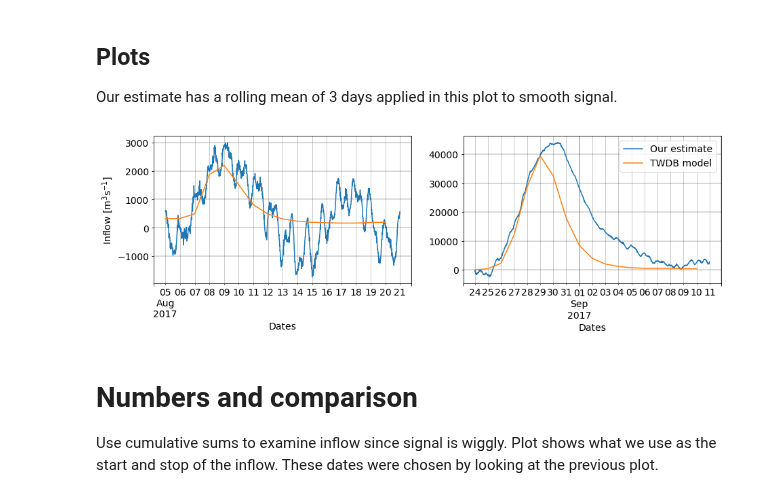
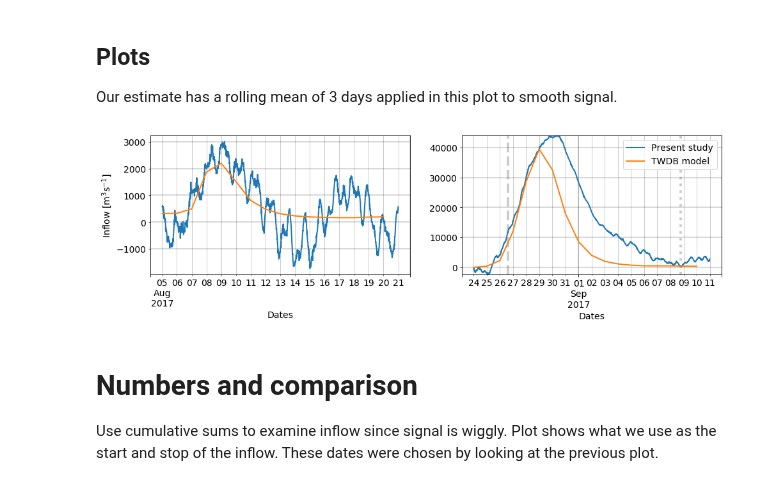
Before and after one commit to kthyng/flood_estimate, a Jupyter notebook: Harvey inflow.ipynb, the cells around one changed output. Cells and saved outputs as stored; diff of their text form; code cells hidden in the pictures.

```diff
--- a/Harvey inflow.ipynb
+++ b/Harvey inflow.ipynb
@@ -758,23 +976,36 @@ inf = infug['ungauged'] + infg
 
 Our estimate has a rolling mean of 3 days applied in this plot to smooth signal.
 # %%
-fig, axes = plt.subplots(1, 2, figsize=(15,4))
+lw = 2
+date_endoutflow = pd.Timestamp('2017-9-8 19:00')
 
-(Qin.rolling(window=4*24*3, min_periods=1, center=True).mean())['2017-8-5':'2017-8-20'].plot(grid=True, ax=axes[0])
-inf['2017-8-5':'2017-8-20'].plot(ax=axes[0])
+fig, axes = plt.subplots(1, 2, figsize=(16,4))
 
-(Qin['2017-8-24':'2017-9-10'].rolling(window=4*24*3, min_periods=1, center=True).mean()).plot(grid=True, ax=axes[1])
-inf['2017-8-24':'2017-9-10'].plot(ax=axes[1])
+(Qin.rolling(window=4*24*3, min_periods=1, center=True).mean())['2017-8-5':'2017-8-20'].plot(grid=True, ax=axes[0], lw=lw)
+inf['2017-8-5':'2017-8-20'].plot(ax=axes[0], lw=lw)
+
+Qinstorm = (Qin['2017-8-24':'2017-9-10'].rolling(window=4*24*3, min_periods=1, center=True).mean())
+Qinstorm.plot(grid=True, ax=axes[1], lw=lw)
+inf['2017-8-24':'2017-9-10'].plot(ax=axes[1], lw=lw)
+
 
 for ax in axes:
     ax.grid(which='major', lw=1.5, color='k', alpha=0.2)
     ax.grid(which='minor', lw=1, color='k', alpha=0.2)
 axes[0].set_ylabel('Inflow [m$^3$s$^{-1}$]')
-axes[1].legend(['Our estimate', 'TWDB model'])
+axes[1].legend(['Present study', 'TWDB model'])
+
+
+# overlay dates
+axes[1].set_ylim(Qinstorm.min(), Qinstorm.max())
+ylims = axes[1].get_ylim()
+axes[1].vlines(date_outflow, *ylims, linewidth=4, alpha=0.2, color='k', linestyle='--')
+axes[1].vlines(date_endoutflow, *ylims, linewidth=4, alpha=0.2, color='k', linestyle=':')
+
 
 fig.savefig('figures/inflow_comp.pdf', bbox_inches='tight')
 # %% [output]
-[figure, old version]
+[figure, new version]
 # %% [markdown]
 # Numbers and comparison
 
```
Also changed, not shown: parts of 25 cells of this notebook.
